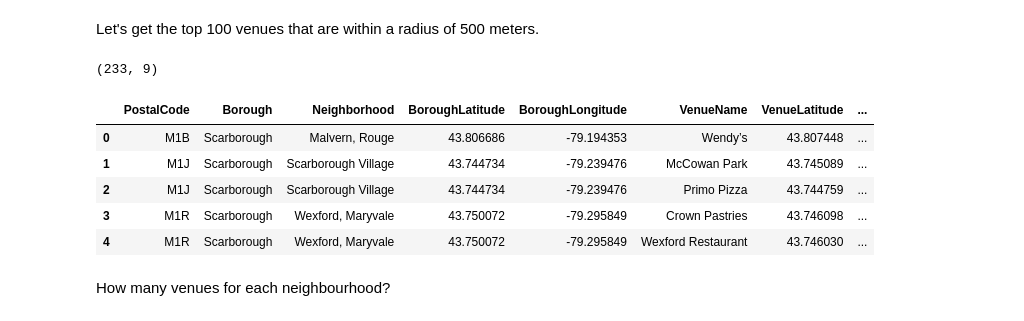
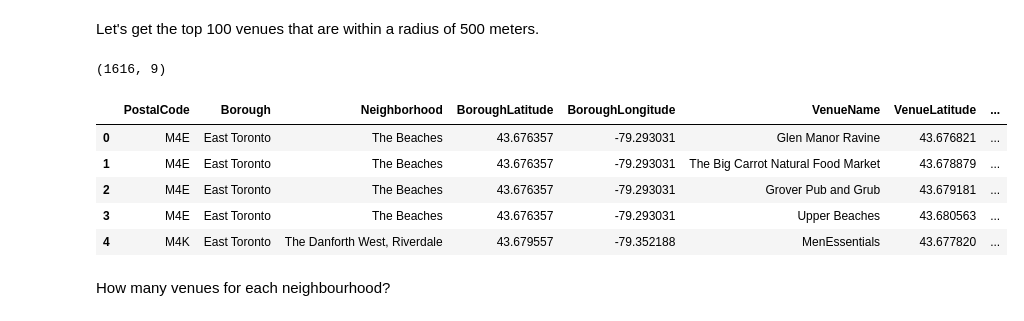
Before and after one commit to turuka/Coursera_Capstone, a Jupyter notebook: Week 3 Assignment Capstone.ipynb, the cells around one changed output. Saved outputs shown, nothing was run; the diff lists cells and outputs as text; code cells hidden in the pictures.

```diff
--- a/Week 3 Assignment Capstone.ipynb
+++ b/Week 3 Assignment Capstone.ipynb
@@ -159,7 +185,7 @@ coordinates.head()
 Merge the two files
 # %%
 # merge two table on the column "PostalCode"
-new_toronto_df = toronto_df_grouped.merge(coordinates, on="PostalCode", how="left")
+new_toronto_df = toronto_boroughs_df.merge(toronto_coordinates_df, on="PostalCode", how="left")
 new_toronto_df.head()
 # %% [output]
 |  | PostalCode | Borough | Neighborhood | Latitude | Longitude |
@@ -210,8 +236,8 @@ Create a map of Toronto
 map_toronto = folium.Map(location=[latitude, longitude], zoom_start=10)
 
 # add markers to map
-for lat, lng, borough, neighborhood in zip(new_sample_df['Latitude'], new_sample_df['Longitude'],
-                                           new_sample_df['Borough'], new_sample_df['Neighborhood']):
+for lat, lng, borough, neighborhood in zip(new_toronto_df['Latitude'], new_toronto_df['Longitude'],
+                                           new_toronto_df['Borough'], new_toronto_df['Neighborhood']):
     label = '{}, {}'.format(neighborhood, borough)
     label = folium.Popup(label, parse_html=True)
     folium.CircleMarker(
@@ -230,6 +256,6 @@ map_toronto
 # %% [markdown]
 If we work with neighbourhoods with only the words Toronto
 # %%
-toronto_data = new_sample_df[new_sample_df['Borough'].str.contains("oronto")].reset_index(drop=True)
-toronto_data.head()
+filtered_toronto_df = new_toronto_df[new_toronto_df['Borough'].str.contains("Toronto")].reset_index(drop=True)
+filtered_toronto_df.shape
 # %% [output]
@@ -244,8 +266,8 @@ toronto_data.head()
 map_toronto2 = folium.Map(location=[latitude, longitude], zoom_start=10)
 
 # add markers to map
-for lat, lng, borough, neighborhood in zip(toronto_data['Latitude'], toronto_data['Longitude'],
-                                           toronto_data['Borough'], toronto_data['Neighborhood']):
+for lat, lng, borough, neighborhood in zip(filtered_toronto_df['Latitude'], filtered_toronto_df['Longitude'],
+                                           filtered_toronto_df['Borough'], filtered_toronto_df['Neighborhood']):
     label = '{}, {}'.format(neighborhood, borough)
     label = folium.Popup(label, parse_html=True)
     folium.CircleMarker(
@@ -271,43 +294,43 @@ radius = 500
 LIMIT = 100
 venues = []
 
-for lat, long, post, borough, neighborhood in zip(new_sample_df['Latitude'], new_sample_df['Longitude'],
-                                                  new_sample_df['PostalCode'], new_sample_df['Borough'],
-                                                  new_sample_df['Neighborhood']):
+for lat, long, post, borough, neighborhood in zip(filtered_toronto_df['Latitude'], filtered_toronto_df['Longitude'],
+                                                  filtered_toronto_df['PostalCode'], filtered_toronto_df['Borough'],
+                                                  filtered_toronto_df['Neighborhood']):
     url = "https://api.foursquare.com/v2/venues/explore?client_id={}&client_secret={}&v={}&ll={},{}&radius={}&limit={}".format(
         CLIENT_ID, CLIENT_SECRET, VERSION, lat, long, radius, LIMIT)
 
     results = requests.get(url).json()["response"]['groups'][0]['items']
 
     for venue in results:
         venues.append((
             post,
             borough,
             neighborhood,
             lat,
             long,
             venue['venue']['name'],
             venue['venue']['location']['lat'],
             venue['venue']['location']['lng'],
             venue['venue']['categories'][0]['name']))
 
 # convert the venues list into a new DataFrame
 venues_df = pd.DataFrame(venues)
 
 # define the column names
 venues_df.columns = ['PostalCode', 'Borough', 'Neighborhood', 'BoroughLatitude',
                      'BoroughLongitude', 'VenueName', 'VenueLatitude', 'VenueLongitude', 'VenueCategory']
 
 print(venues_df.shape)
 venues_df.head()
 # %% [output]
-(233, 9)
+(1616, 9)
 |  | PostalCode | Borough | Neighborhood | BoroughLatitude | BoroughLongitude | VenueName | VenueLatitude | ... |
-| 0 | M1B | Scarborough | Malvern, Rouge | 43.806686 | -79.194353 | Wendy’s | 43.807448 | ... |
-| 1 | M1J | Scarborough | Scarborough Village | 43.744734 | -79.239476 | McCowan Park | 43.745089 | ... |
-| 2 | M1J | Scarborough | Scarborough Village | 43.744734 | -79.239476 | Primo Pizza | 43.744759 | ... |
-| 3 | M1R | Scarborough | Wexford, Maryvale | 43.750072 | -79.295849 | Crown Pastries | 43.746098 | ... |
-| 4 | M1R | Scarborough | Wexford, Maryvale | 43.750072 | -79.295849 | Wexford Restaurant | 43.746030 | ... |
+| 0 | M4E | East Toronto | The Beaches | 43.676357 | -79.293031 | Glen Manor Ravine | 43.676821 | ... |
+| 1 | M4E | East Toronto | The Beaches | 43.676357 | -79.293031 | The Big Carrot Natural Food Market | 43.678879 | ... |
+| 2 | M4E | East Toronto | The Beaches | 43.676357 | -79.293031 | Grover Pub and Grub | 43.679181 | ... |
+| 3 | M4E | East Toronto | The Beaches | 43.676357 | -79.293031 | Upper Beaches | 43.680563 | ... |
+| 4 | M4K | East Toronto | The Danforth West, Riverdale | 43.679557 | -79.352188 | MenEssentials | 43.677820 | ... |
 # %% [markdown]
 How many venues for each neighbourhood?
 # %%
```
Also changed, not shown: parts of 32 cells of this notebook.
